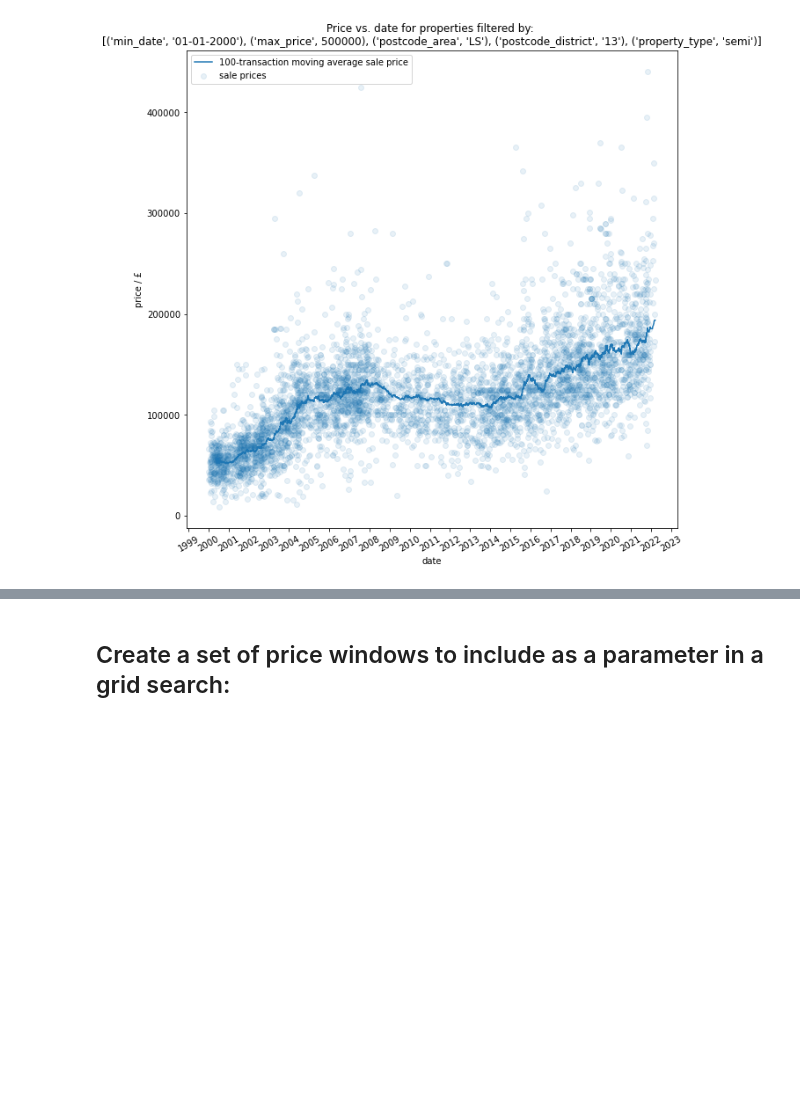
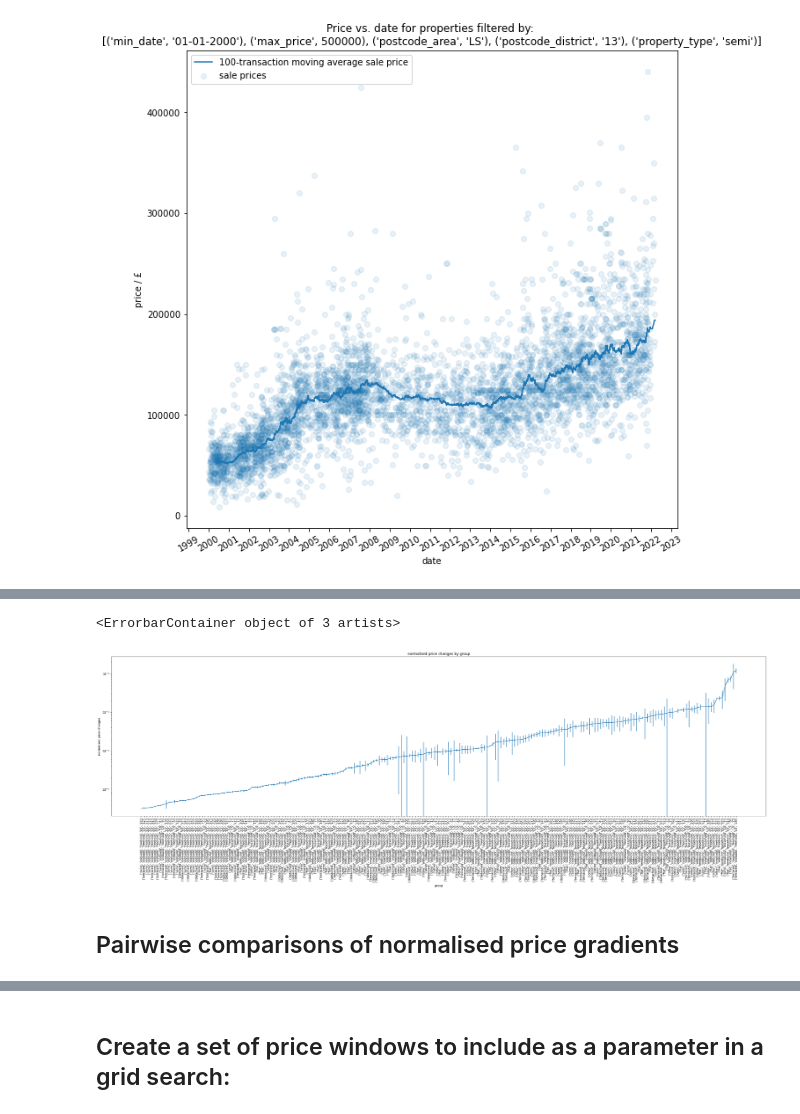
Before and after one commit to teerev/housing, a Jupyter notebook: price_explorer.ipynb, the cells around one changed output, grey strips where cells are left out. Cells and saved outputs as stored; diff of their text form; code cells hidden in the pictures; blank space fills up the shorter version.

```diff
--- a/price_explorer.ipynb
+++ b/price_explorer.ipynb
@@ -386,0 +446,46 @@ df_['date_diff'] = df_['date_diff'].astype(int) // (86400*10**9)
+# %%
+# recombine dataframes into one
+stratified_dataframes = [group[1] for group in groups]
+results = pd.concat(stratified_dataframes)
+
+# drop other columns and remove duplicates
+results.drop(results.columns.difference(['norm_price_gradient',
+                                         'norm_price_gradient_upper',
+                                         'norm_price_gradient_lower',
+                                         'grouping']
+                                       ),
+             axis=1,
+             inplace=True
+            )
+
+results = results.drop_duplicates().reset_index(drop=True)
+
+# one gradient came out as infinite, so replace with nan
+results.replace([np.inf, -np.inf], np.nan, inplace=True)
+
+# some groups had only 1 transaction and an ill-defined gradient, so drop these rows
+results = results.dropna()
+# %%
+results['stderr'] = results['norm_price_gradient_upper'] -  results['norm_price_gradient_lower']
+results = results.sort_values(by='norm_price_gradient')
+# %%
+y = results['norm_price_gradient']
+x = results['grouping']
+
+stderrs = results['stderr']
+
+fig, ax = plt.subplots(1, 1)
+fig.set_figheight(10)
+fig.set_figwidth(40)
+
+ax.tick_params(axis='x', labelrotation=90)
+
+ax.set_xlabel('group')
+ax.set_title(f'normalised price changes by group')
+ax.set_ylabel('normalised price changes')
+ax.set_yscale('log')
+
+ax.errorbar(x, y, yerr=stderrs)
+# %% [output]
+<ErrorbarContainer object of 3 artists>
+[figure, added]
@@ -386,0 +502,2 @@ df_['date_diff'] = df_['date_diff'].astype(int) // (86400*10**9)
+# %% [markdown]
+## Pairwise comparisons of normalised price gradients
```
Also changed, not shown: parts of 93 cells of this notebook.
